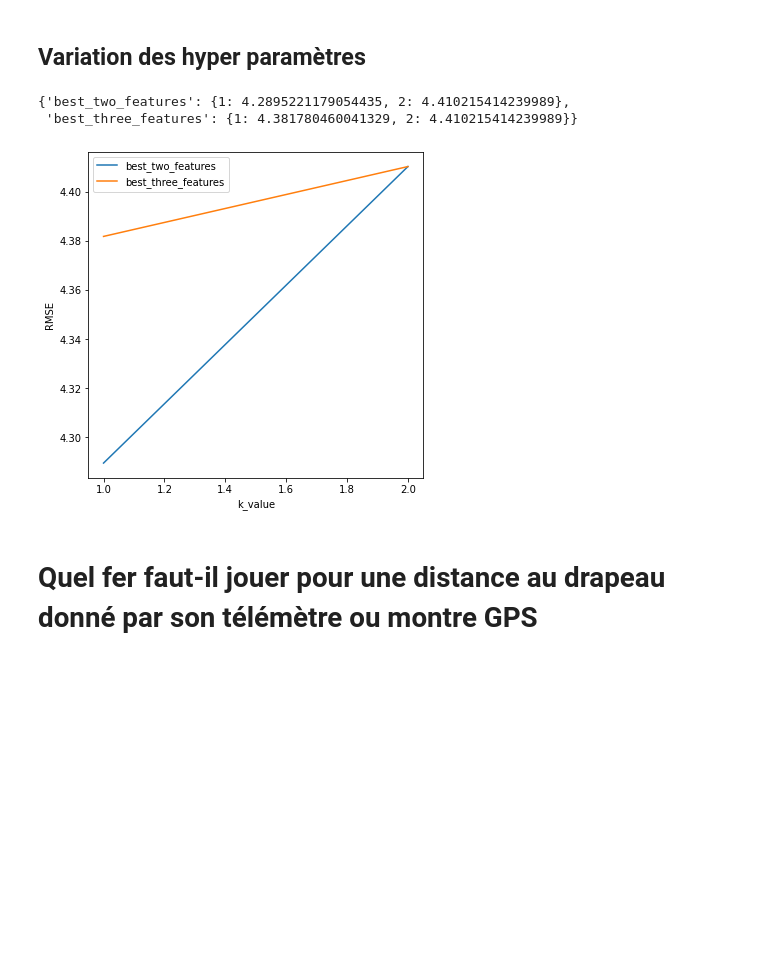
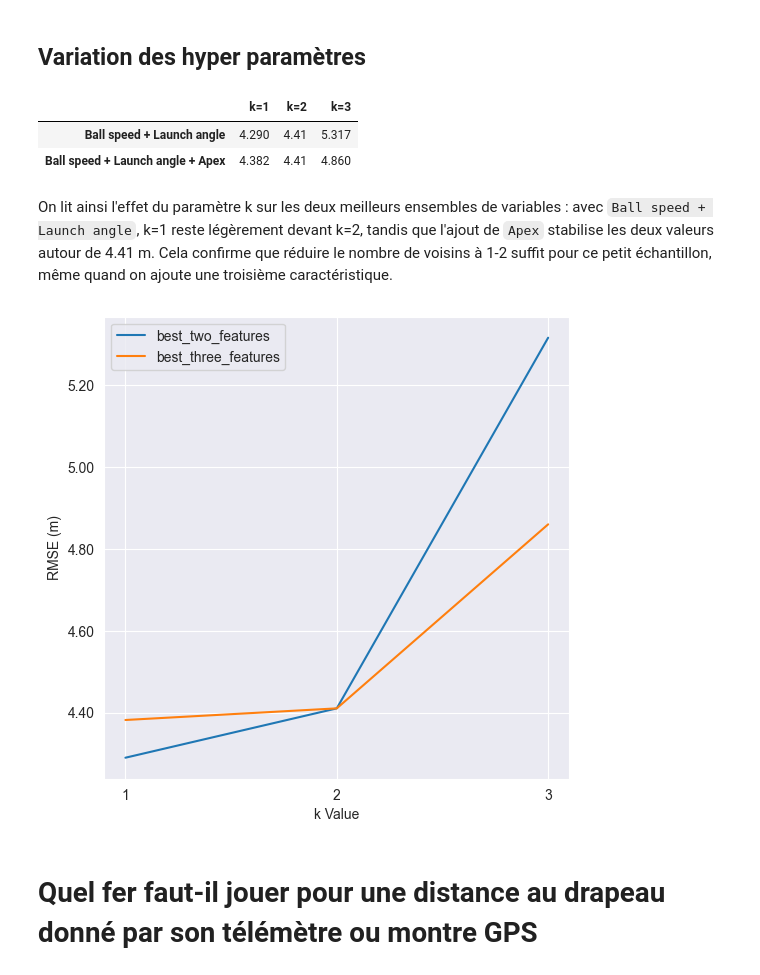
Before and after one commit to arnoweb/machine-learning-linearreg-kneighbours-kfold, a Jupyter notebook: ML-4-case-golf.ipynb, the cells around one changed output. Saved outputs shown, nothing was run; the diff lists cells and outputs as text; code cells hidden in the pictures; blank space fills up the shorter version.

```diff
--- a/ML-4-case-golf.ipynb
+++ b/ML-4-case-golf.ipynb
@@ -64,8 +64,8 @@ dtype: int64
 # %%
 # Normaliser toutes les colonnes de sorte que les valeurs soient comprises entre 0 et 1 sauf pour la colonne cible.
-portee_col = golf['Portee']
+portee_col = golf['Carry distance']
 golf = (golf - golf.min())/(golf.max() - golf.min())
-golf['Portee'] = portee_col
+golf['Carry distance'] = portee_col
 
 golf.head(20)
 # %% [output]
@@ -216,8 +220,12 @@ for key, value in feature_k_rmse_results.items():
     best_features[key] = np.mean(y)
 
     plt.plot(x_ordered, y_ordered, label=key)
-    plt.xlabel("K_value")
-    plt.ylabel("RMSE")
+    plt.xlabel("K Value")
+    plt.ylabel("RMSE (m)")
+
+ax = plt.gca()
+ax.xaxis.set_major_locator(plticker.MaxNLocator(integer=True))
+ax.yaxis.set_major_formatter(plticker.FormatStrFormatter('%.2f'))
 plt.legend()
 plt.show()
 # %% [output]
@@ -311,7 +339,7 @@ def knn_train_test4(train_cols, target_col, df):
     train_df = rand_df.iloc[0:last_train_row]
     test_df = rand_df.iloc[last_train_row:]
 
-    k_values = [i for i in range(1, 3)]
+    k_values = [1, 2, 3]
     k_rmses = {}
 
     for k in k_values:
@@ -329,31 +357,52 @@ def knn_train_test4(train_cols, target_col, df):
         k_rmses[k] = rmse
 
     return k_rmses
-# %%
-features = [best_two_features, best_three_features]
-k_rmse_results = {}
-k_rmse_results["best_two_features"] = knn_train_test4(best_two_features, 'Portee', golf)
-k_rmse_results["best_three_features"] = knn_train_test4(best_three_features, 'Portee', golf)
-
-k_rmse_results
-# %% [output]
-{'best_two_features': {1: 4.2895221179054435, 2: 4.410215414239989},
- 'best_three_features': {1: 4.381780460041329, 2: 4.410215414239989}}
+# %%
+features = [best_two_features, best_three_features]
+
+k_rmse_results = {}
+k_rmse_results["best_two_features"] = knn_train_test4(best_two_features, 'Carry distance', golf)
+k_rmse_results["best_three_features"] = knn_train_test4(best_three_features, 'Carry distance', golf)
+
+label_map = {
+    "best_two_features": " + ".join(best_two_features),
+    "best_three_features": " + ".join(best_three_features)
+}
+
+df_k_results = (
+    pd.DataFrame.from_dict(k_rmse_results, orient='index')
+      .rename(columns=lambda k: f'k={k}')
+      .rename(index=label_map)
+      .round(3)
+)
+
+df_k_results = df_k_results[sorted(df_k_results.columns, key=lambda c: int(c.split('=')[1]))]
+
+df_k_results
+# %% [output]
+|  | k=1 | k=2 | k=3 |
+| Ball speed + Launch angle | 4.290 | 4.41 | 5.317 |
+| Ball speed + Launch angle + Apex | 4.382 | 4.41 | 4.860 |
+# %% [markdown]
+On lit ainsi l'effet du paramètre k sur les deux meilleurs ensembles de variables : avec `Ball speed + Launch angle`, k=1 reste légèrement devant k=2, tandis que l'ajout de `Apex` stabilise les deux valeurs autour de 4.41 m. Cela confirme que réduire le nombre de voisins à 1-2 suffit pour ce petit échantillon, même quand on ajoute une troisième caractéristique.
 # %%
 plt.figure(figsize=(6, 6))
 
 for key, value in k_rmse_results.items():
-
     x = list(value.keys())
     y = list(value.values())
     plt.plot(x, y, label=key)
-    plt.xlabel("k_value")
-    plt.ylabel("RMSE")
+    plt.xlabel("k Value")
+    plt.ylabel("RMSE (m)")
+
+ax = plt.gca()
+ax.xaxis.set_major_locator(plticker.MaxNLocator(integer=True))
+ax.yaxis.set_major_formatter(plticker.FormatStrFormatter('%.2f'))
 
 plt.legend()
 plt.show()
 # %% [output]
-[figure, old version]
+[figure, new version]
 # %% [markdown]
 # Quel fer faut-il jouer pour une distance au drapeau donné par son télémètre ou montre GPS
 # %% [markdown]
```
Also changed, not shown: parts of 26 cells of this notebook, 2 other files.
